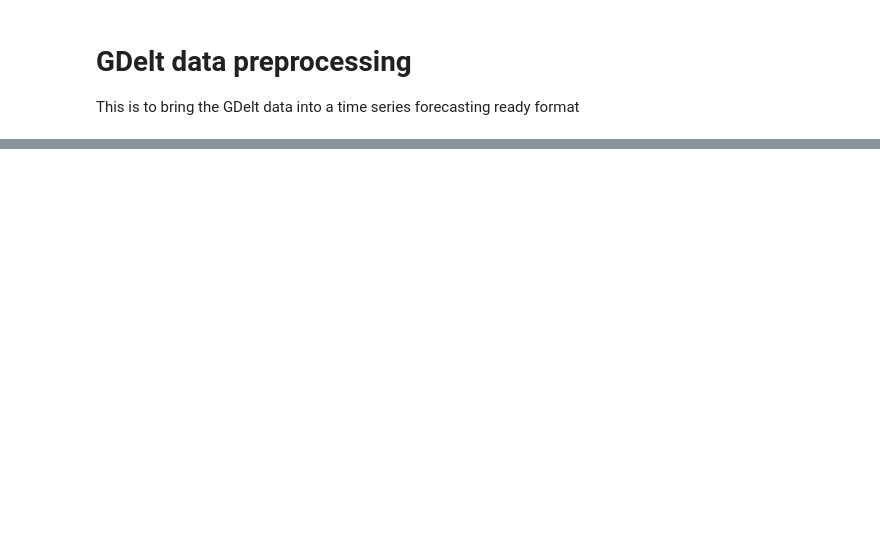
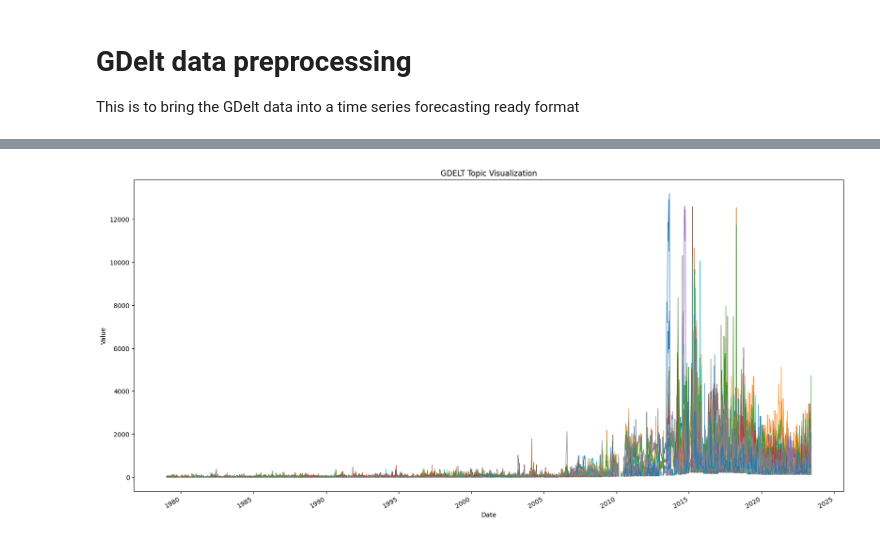
Before and after one commit to jhb300/project_submission_hai_performer, a Jupyter notebook: data_engineering/gdelt_preprocessing.ipynb, the cells around one changed output, grey strips where cells are left out. Saved outputs shown, nothing was run; the diff lists cells and outputs as text; code cells hidden in the pictures; blank space fills up the shorter version.

```diff
--- a/data_engineering/gdelt_preprocessing.ipynb
+++ b/data_engineering/gdelt_preprocessing.ipynb
@@ -55,3 +70,6 @@ weekly_data
 # %%
+# Remove the name of the index - Requested by David for the modelling
+weekly_data.index.name = ''
+
 # Export data
-weekly_data.to_csv("./timeseries_data/ts_dgelt_events.csv", index=True)
+weekly_data.to_csv("./timeseries_data/ts_gdelt_5k_per_year_raw_data.csv", index=True)
@@ -57,0 +81,11 @@ weekly_data.to_csv("./timeseries_data/ts_dgelt_events.csv", index=True)
+# %%
+plt.rcParams['figure.figsize'] = [20, 10]
+# plt.figure(figsize=(32, 20))
+weekly_data.plot(lw=.8)
+plt.xlabel('Date')
+plt.ylabel('Value')
+plt.title('GDELT Topic Visualization')
+plt.legend().remove()
+plt.show()
+# %% [output]
+[figure, added]
```
Also changed, not shown: parts of 11 cells of this notebook, 4 other files.
